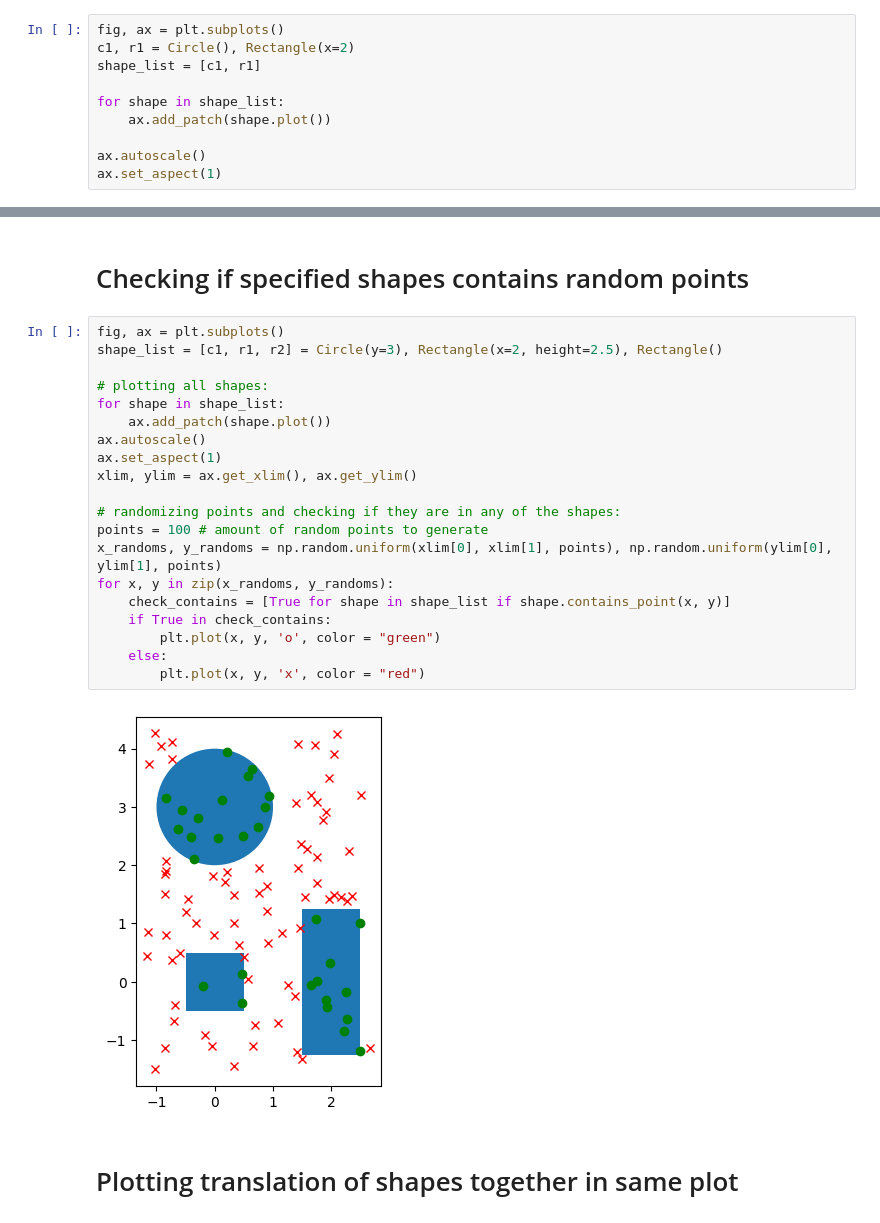
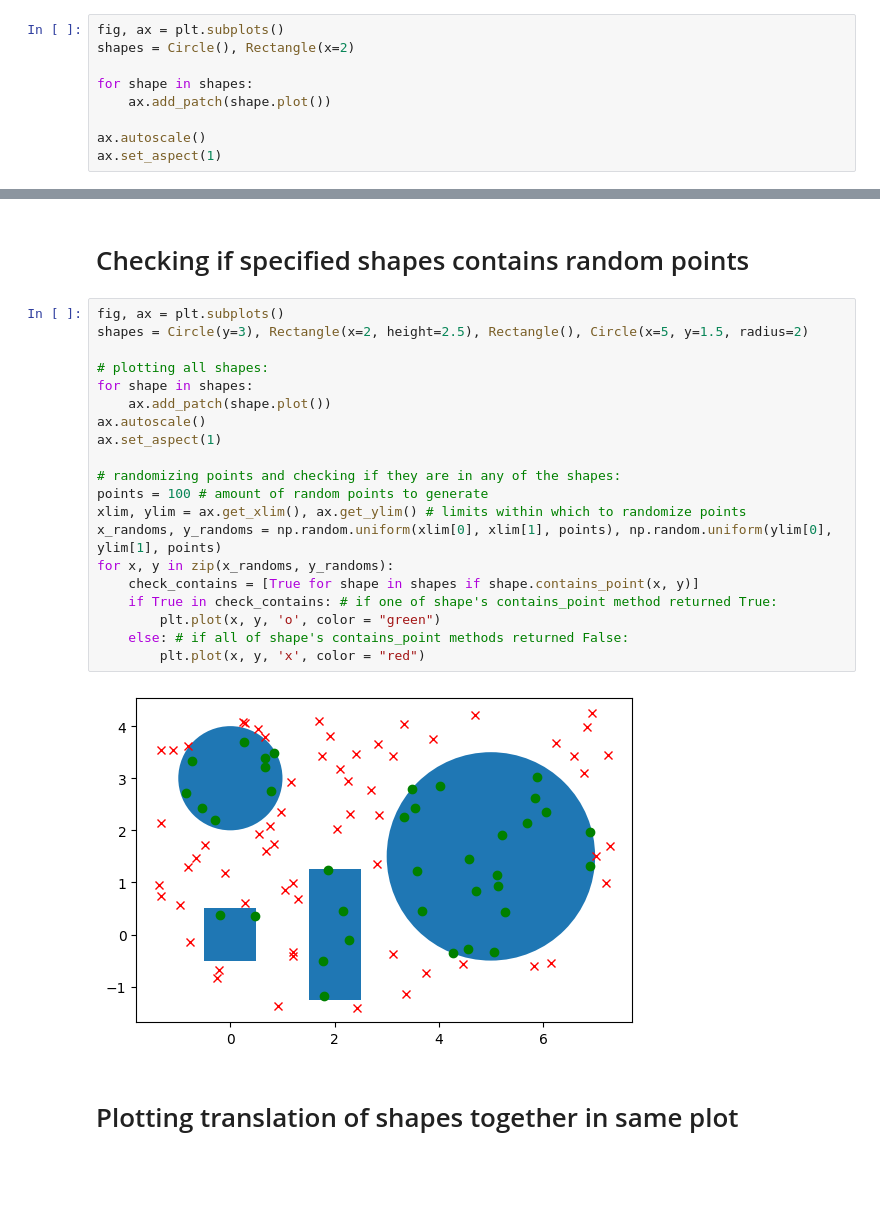
Before and after one commit to Andreas-Svensson/python, a Jupyter notebook: Laborations/Geometry OOP/using_shapes.ipynb, the cells around one changed output, grey strips where cells are left out. Drawn from its saved outputs; the diff is of its cells as text; blank space fills up the shorter version.

```diff
--- a/Laborations/Geometry OOP/using_shapes.ipynb
+++ b/Laborations/Geometry OOP/using_shapes.ipynb
@@ -7,10 +9,9 @@ import numpy as np
 # Plotting shapes together in same plot
 # %%
 fig, ax = plt.subplots()
-c1, r1 = Circle(), Rectangle(x=2)
-shape_list = [c1, r1]
+shapes = Circle(), Rectangle(x=2)
 
-for shape in shape_list:
+for shape in shapes:
     ax.add_patch(shape.plot())
 
 ax.autoscale()
@@ -21,26 +22,26 @@ ax.set_aspect(1)
 # Checking if specified shapes contains random points
 # %%
 fig, ax = plt.subplots()
-shape_list = [c1, r1, r2] = Circle(y=3), Rectangle(x=2, height=2.5), Rectangle()
+shapes = Circle(y=3), Rectangle(x=2, height=2.5), Rectangle(), Circle(x=5, y=1.5, radius=2)
 
 # plotting all shapes:
-for shape in shape_list:
+for shape in shapes:
     ax.add_patch(shape.plot())
 ax.autoscale()
 ax.set_aspect(1)
-xlim, ylim = ax.get_xlim(), ax.get_ylim()
 
 # randomizing points and checking if they are in any of the shapes:
 points = 100 # amount of random points to generate
+xlim, ylim = ax.get_xlim(), ax.get_ylim() # limits within which to randomize points
 x_randoms, y_randoms = np.random.uniform(xlim[0], xlim[1], points), np.random.uniform(ylim[0], ylim[1], points)
 for x, y in zip(x_randoms, y_randoms):
-    check_contains = [True for shape in shape_list if shape.contains_point(x, y)]
-    if True in check_contains:
+    check_contains = [True for shape in shapes if shape.contains_point(x, y)]
+    if True in check_contains: # if one of shape's contains_point method returned True:
         plt.plot(x, y, 'o', color = "green")
-    else:
+    else: # if all of shape's contains_point methods returned False:
         plt.plot(x, y, 'x', color = "red")
 # %% [output]
-[figure, old version]
+[figure, new version]
 # %% [markdown]
 # Plotting translation of shapes together in same plot
 # %%
```
Also changed, not shown: parts of 4 cells of this notebook.
